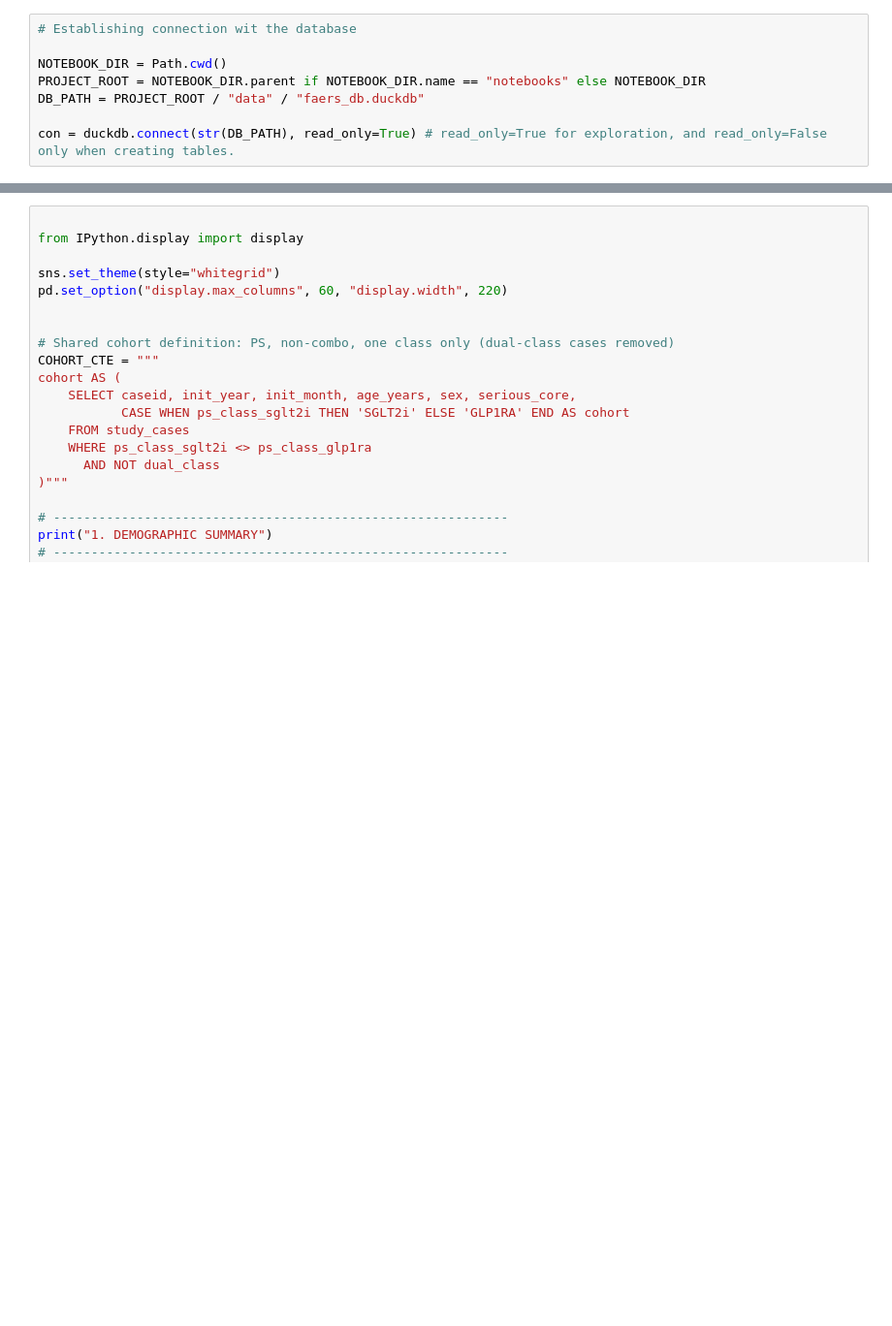
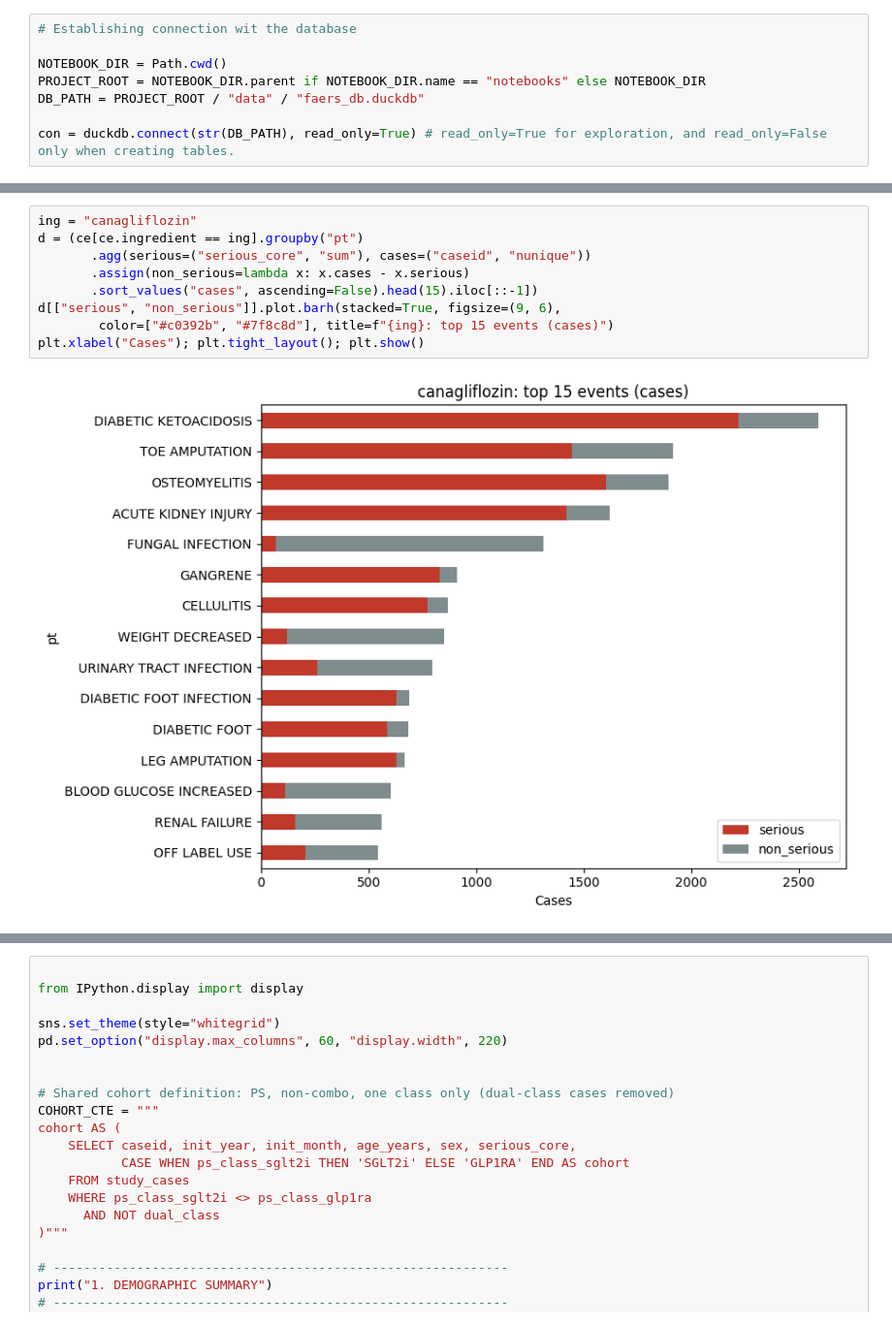
Before and after one commit to ShymaShameer/Signal2Label, a Jupyter notebook: notebooks/03_Exploration.ipynb, the cells around one changed output, grey strips where cells are left out. Shown at 97% size. Saved outputs shown, nothing was run; the diff lists cells and outputs as text; blank space fills up the shorter version.

```diff
--- a/notebooks/03_Exploration.ipynb
+++ b/notebooks/03_Exploration.ipynb
@@ -147,0 +227,11 @@ semaglutide     2247  0.136
+# %%
+ing = "canagliflozin"
+d = (ce[ce.ingredient == ing].groupby("pt")
+       .agg(serious=("serious_core", "sum"), cases=("caseid", "nunique"))
+       .assign(non_serious=lambda x: x.cases - x.serious)
+       .sort_values("cases", ascending=False).head(15).iloc[::-1])
+d[["serious", "non_serious"]].plot.barh(stacked=True, figsize=(9, 6),
+        color=["#c0392b", "#7f8c8d"], title=f"{ing}: top 15 events (cases)")
+plt.xlabel("Cases"); plt.tight_layout(); plt.show()
+# %% [output]
+[figure, added]
```
Also changed, not shown: parts of 28 cells of this notebook, 2 other files.
